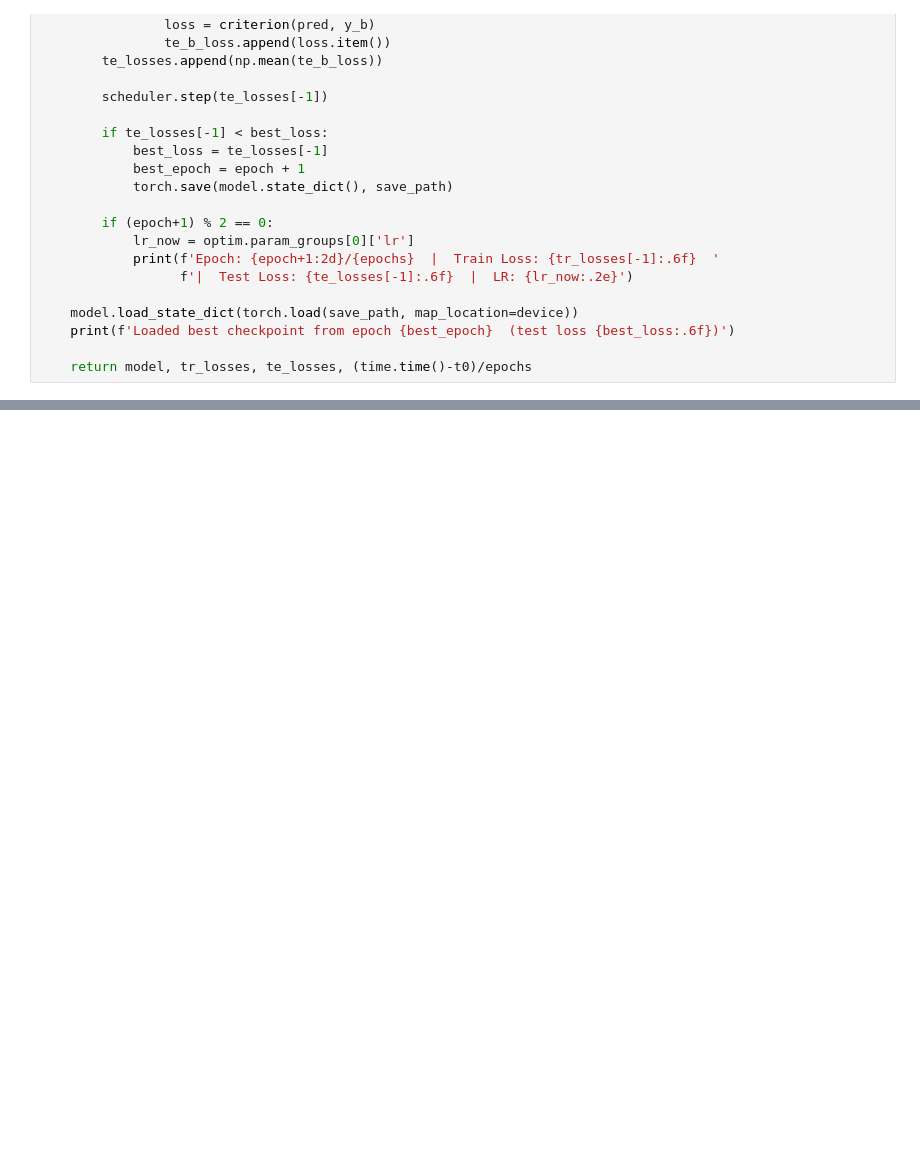
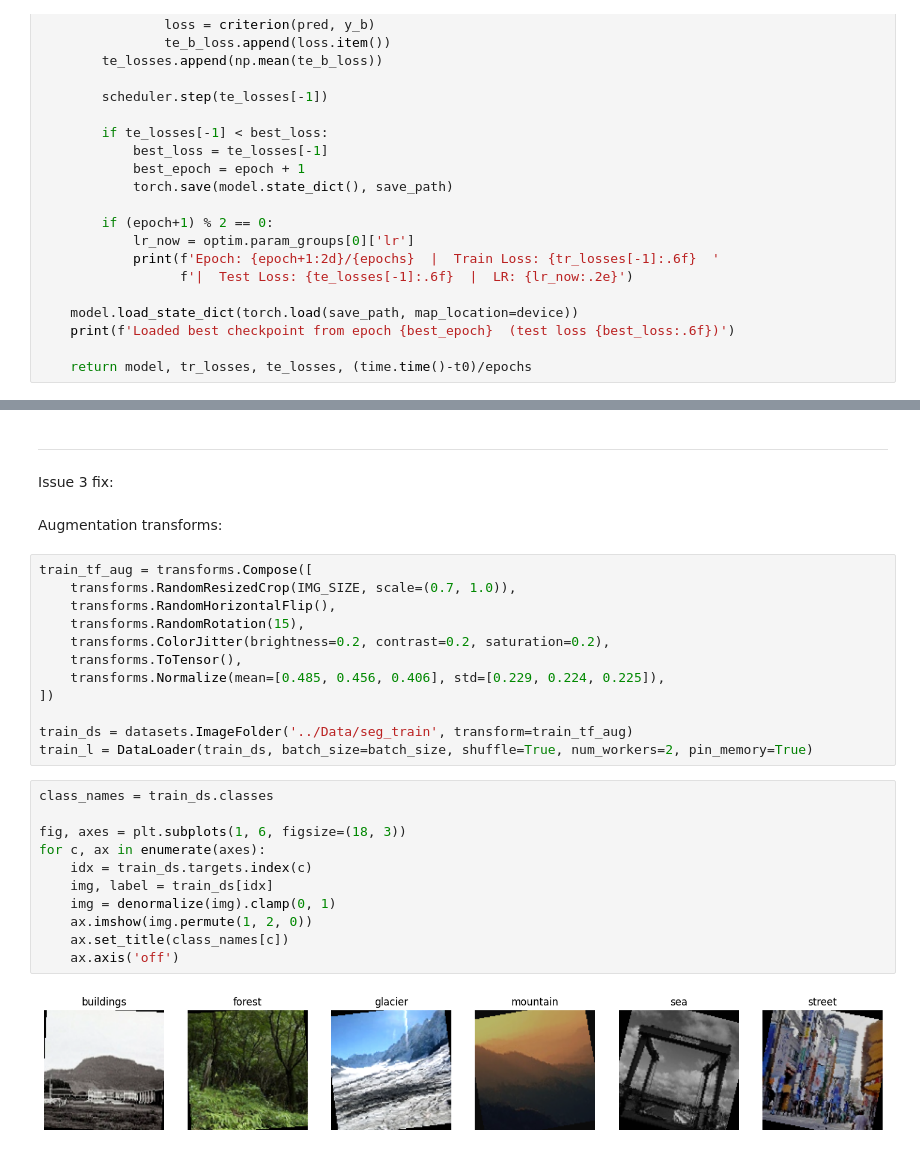
Before and after one commit to saketrama-v/IntelImageClassification_CNN2D, a Jupyter notebook: Models/IntelImageClassification_CNN2D.ipynb, the cells around one changed output, grey strips where cells are left out. Cells and saved outputs as stored; diff of their text form; blank space fills up the shorter version.

Commit message:
feat: Fixing class confusion with data augmentation

```diff
--- a/Models/IntelImageClassification_CNN2D.ipynb
+++ b/Models/IntelImageClassification_CNN2D.ipynb
@@ -460,0 +481,31 @@ plt.ylabel('loss')'''
+# %% [markdown]
+------------------------------------------------------------------------------------------------------------------------------------------
+# %% [markdown]
+Issue 3 fix:
+# %% [markdown]
+Augmentation transforms:
+# %%
+train_tf_aug = transforms.Compose([
+    transforms.RandomResizedCrop(IMG_SIZE, scale=(0.7, 1.0)),
+    transforms.RandomHorizontalFlip(),
+    transforms.RandomRotation(15),
+    transforms.ColorJitter(brightness=0.2, contrast=0.2, saturation=0.2),
+    transforms.ToTensor(),
+    transforms.Normalize(mean=[0.485, 0.456, 0.406], std=[0.229, 0.224, 0.225]),
+])
+
+train_ds = datasets.ImageFolder('../Data/seg_train', transform=train_tf_aug)
+train_l = DataLoader(train_ds, batch_size=batch_size, shuffle=True, num_workers=2, pin_memory=True)
+# %%
+class_names = train_ds.classes
+
+fig, axes = plt.subplots(1, 6, figsize=(18, 3))
+for c, ax in enumerate(axes):
+    idx = train_ds.targets.index(c)
+    img, label = train_ds[idx]
+    img = denormalize(img).clamp(0, 1)
+    ax.imshow(img.permute(1, 2, 0))
+    ax.set_title(class_names[c])
+    ax.axis('off')
+# %% [output]
+[figure, added]
```
Also changed, not shown: parts of 16 cells of this notebook.
